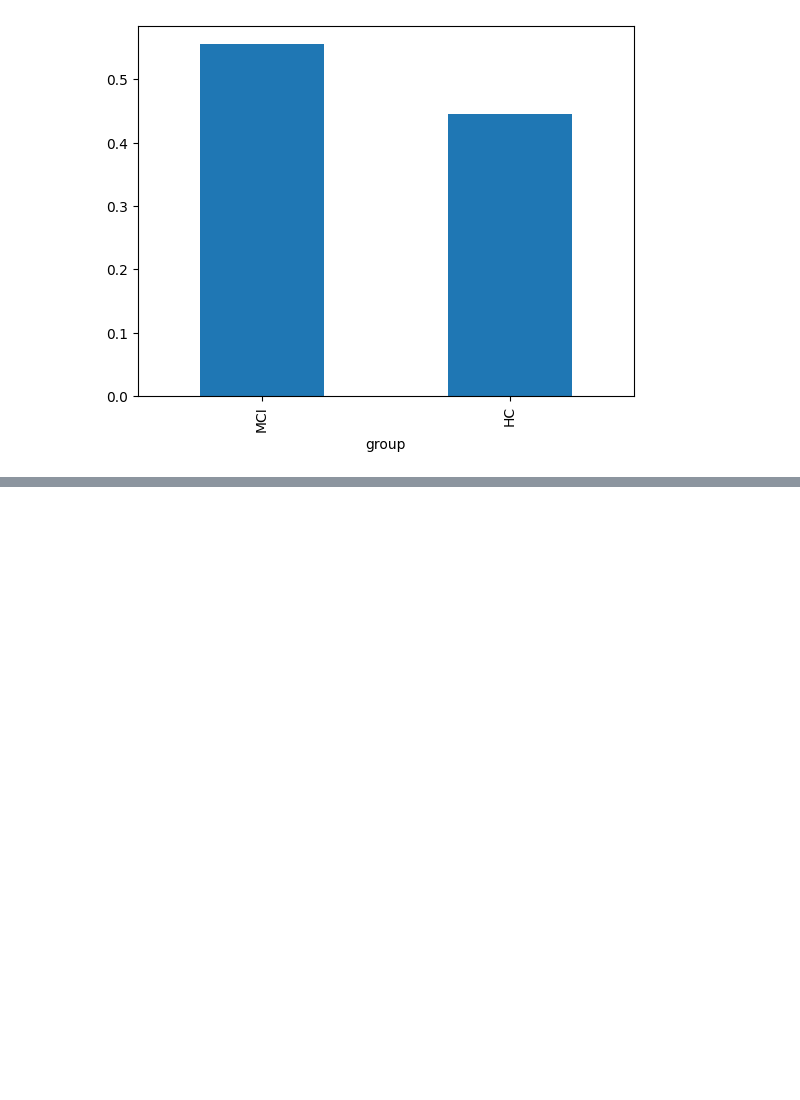
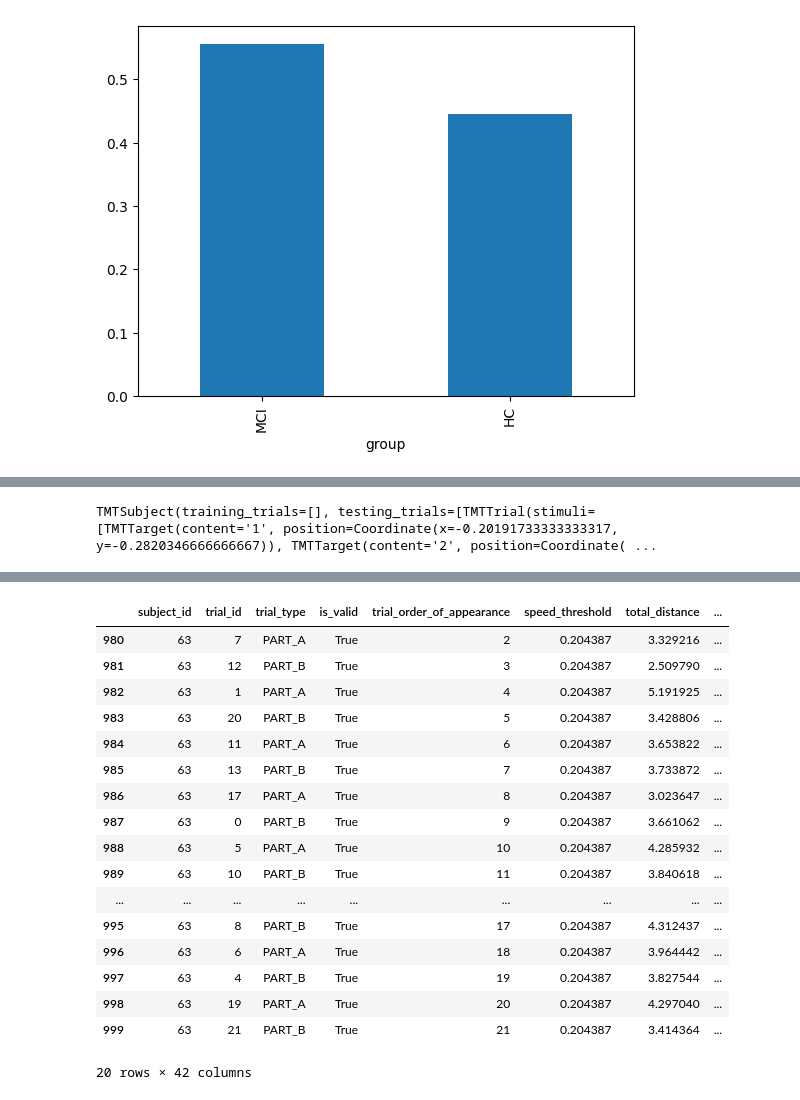
Before and after one commit to gianluca-capelo/tmt-analysis, a Jupyter notebook: notebooks/check_split.ipynb, the cells around one changed output, grey strips where cells are left out. Saved outputs shown, nothing was run; the diff lists cells and outputs as text; code cells hidden in the pictures; blank space fills up the shorter version.

```diff
--- a/notebooks/check_split.ipynb
+++ b/notebooks/check_split.ipynb
@@ -14,0 +62,5 @@ eval_set['group'].value_counts(normalize=True).plot(kind='bar')
+# %%
+subject = experiment.subjects["0063"]
+subject
+# %% [output]
+TMTSubject(training_trials=[], testing_trials=[TMTTrial(stimuli=[TMTTarget(content='1', position=Coordinate(x=-0.20191733333333317, y=-0.2820346666666667)), TMTTarget(content='2', position=Coordinate( ...
@@ -14,0 +162,6 @@ eval_set['group'].value_counts(normalize=True).plot(kind='bar')
+# %%
+from src.hand_analysis.loader.load_last_split import load_last_analysis
+train_set, _ = load_last_analysis()
+subject_analysis = train_set[train_set['subject_id'] == 63]
+subject_analysis
+# %% [output]
@@ -14,0 +169,18 @@ eval_set['group'].value_counts(normalize=True).plot(kind='bar')
+|  | subject_id | trial_id | trial_type | is_valid | trial_order_of_appearance | speed_threshold | total_distance | ... |
+| 980 | 63 | 7 | PART_A | True | 2 | 0.204387 | 3.329216 | ... |
+| 981 | 63 | 12 | PART_B | True | 3 | 0.204387 | 2.509790 | ... |
+| 982 | 63 | 1 | PART_A | True | 4 | 0.204387 | 5.191925 | ... |
+| 983 | 63 | 20 | PART_B | True | 5 | 0.204387 | 3.428806 | ... |
+| 984 | 63 | 11 | PART_A | True | 6 | 0.204387 | 3.653822 | ... |
+| 985 | 63 | 13 | PART_B | True | 7 | 0.204387 | 3.733872 | ... |
+| 986 | 63 | 17 | PART_A | True | 8 | 0.204387 | 3.023647 | ... |
+| 987 | 63 | 0 | PART_B | True | 9 | 0.204387 | 3.661062 | ... |
+| 988 | 63 | 5 | PART_A | True | 10 | 0.204387 | 4.285932 | ... |
+| 989 | 63 | 10 | PART_B | True | 11 | 0.204387 | 3.840618 | ... |
+| ... | ... | ... | ... | ... | ... | ... | ... | ... |
+| 995 | 63 | 8 | PART_B | True | 17 | 0.204387 | 4.312437 | ... |
+| 996 | 63 | 6 | PART_A | True | 18 | 0.204387 | 3.964442 | ... |
+| 997 | 63 | 4 | PART_B | True | 19 | 0.204387 | 3.827544 | ... |
+| 998 | 63 | 19 | PART_A | True | 20 | 0.204387 | 4.297040 | ... |
+| 999 | 63 | 21 | PART_B | True | 21 | 0.204387 | 3.414364 | ... |
+20 rows × 42 columns
```
Also changed, not shown: parts of 6 cells of this notebook, 2 other files.
